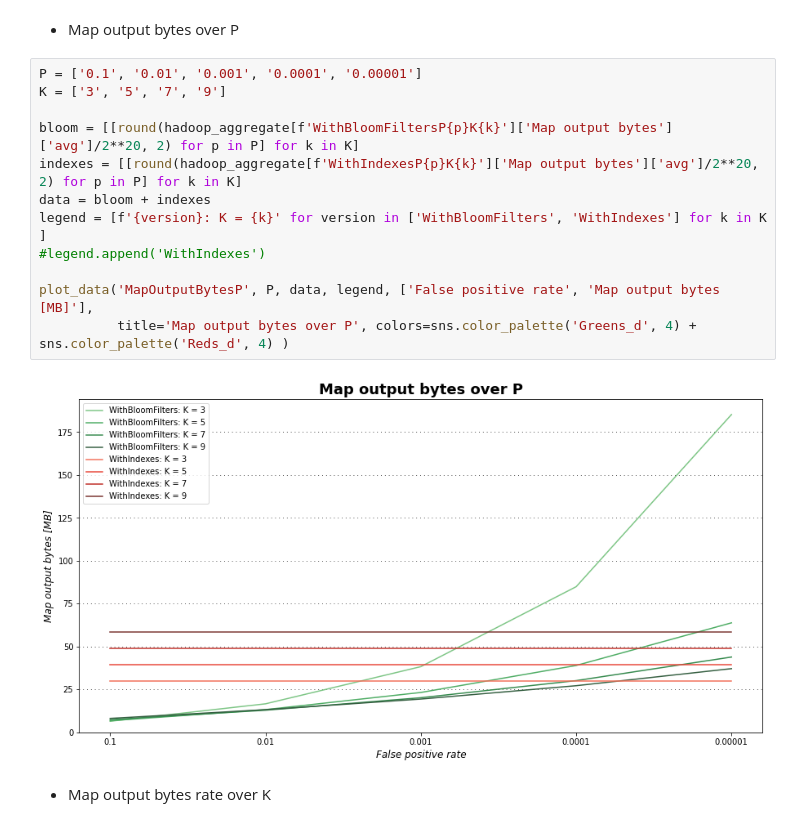
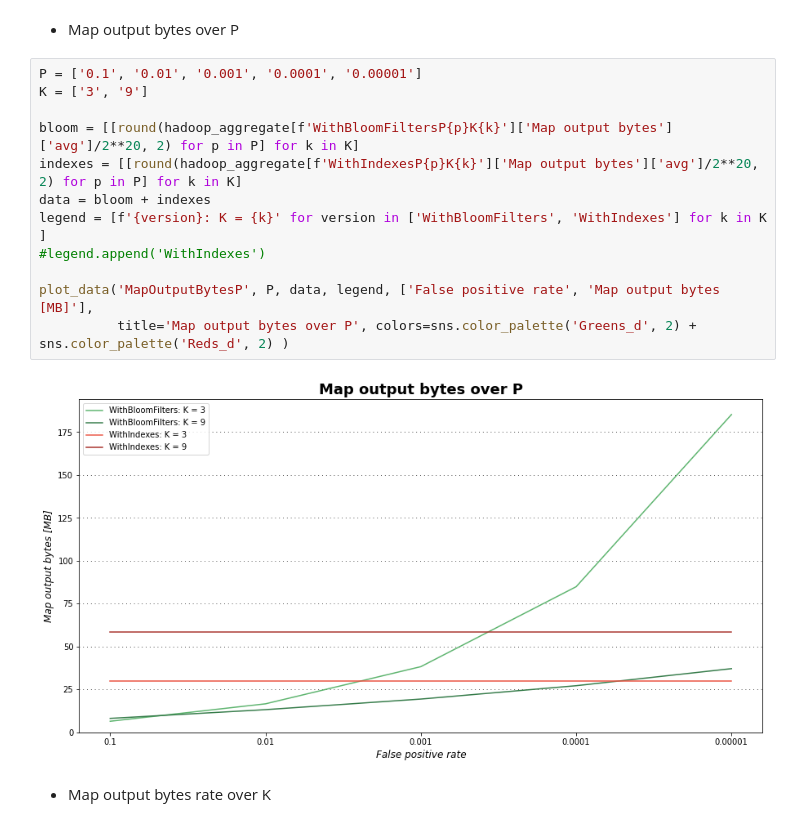
Before and after one commit to MPinna/MapReduceBloomFilter, a Jupyter notebook: dataAnalysis/data_analysis.ipynb, the cells around one changed output. Drawn from its saved outputs; the diff is of its cells as text.

```diff
--- a/dataAnalysis/data_analysis.ipynb
+++ b/dataAnalysis/data_analysis.ipynb
@@ -240,18 +242,18 @@ plot_data('MapOutputBytesK', K, data, legend, ['# Hash Functions (K)', 'Map outp
 * Map output bytes over P
 # %%
 P = ['0.1', '0.01', '0.001', '0.0001', '0.00001']
-K = ['3', '5', '7', '9']
+K = ['3', '9']
 
 bloom = [[round(hadoop_aggregate[f'WithBloomFiltersP{p}K{k}']['Map output bytes']['avg']/2**20, 2) for p in P] for k in K]
 indexes = [[round(hadoop_aggregate[f'WithIndexesP{p}K{k}']['Map output bytes']['avg']/2**20, 2) for p in P] for k in K]
 data = bloom + indexes
 legend = [f'{version}: K = {k}' for version in ['WithBloomFilters', 'WithIndexes'] for k in K ]
 #legend.append('WithIndexes')
 
 plot_data('MapOutputBytesP', P, data, legend, ['False positive rate', 'Map output bytes [MB]'],
-          title='Map output bytes over P', colors=sns.color_palette('Greens_d', 4) + sns.color_palette('Reds_d', 4) )
+          title='Map output bytes over P', colors=sns.color_palette('Greens_d', 2) + sns.color_palette('Reds_d', 2) )
 # %% [output]
-[figure, old version]
+[figure, new version]
 # %% [markdown]
 * Map output bytes rate over K
 # %%
```
Also changed, not shown: parts of 9 cells of this notebook, 8 other files.
